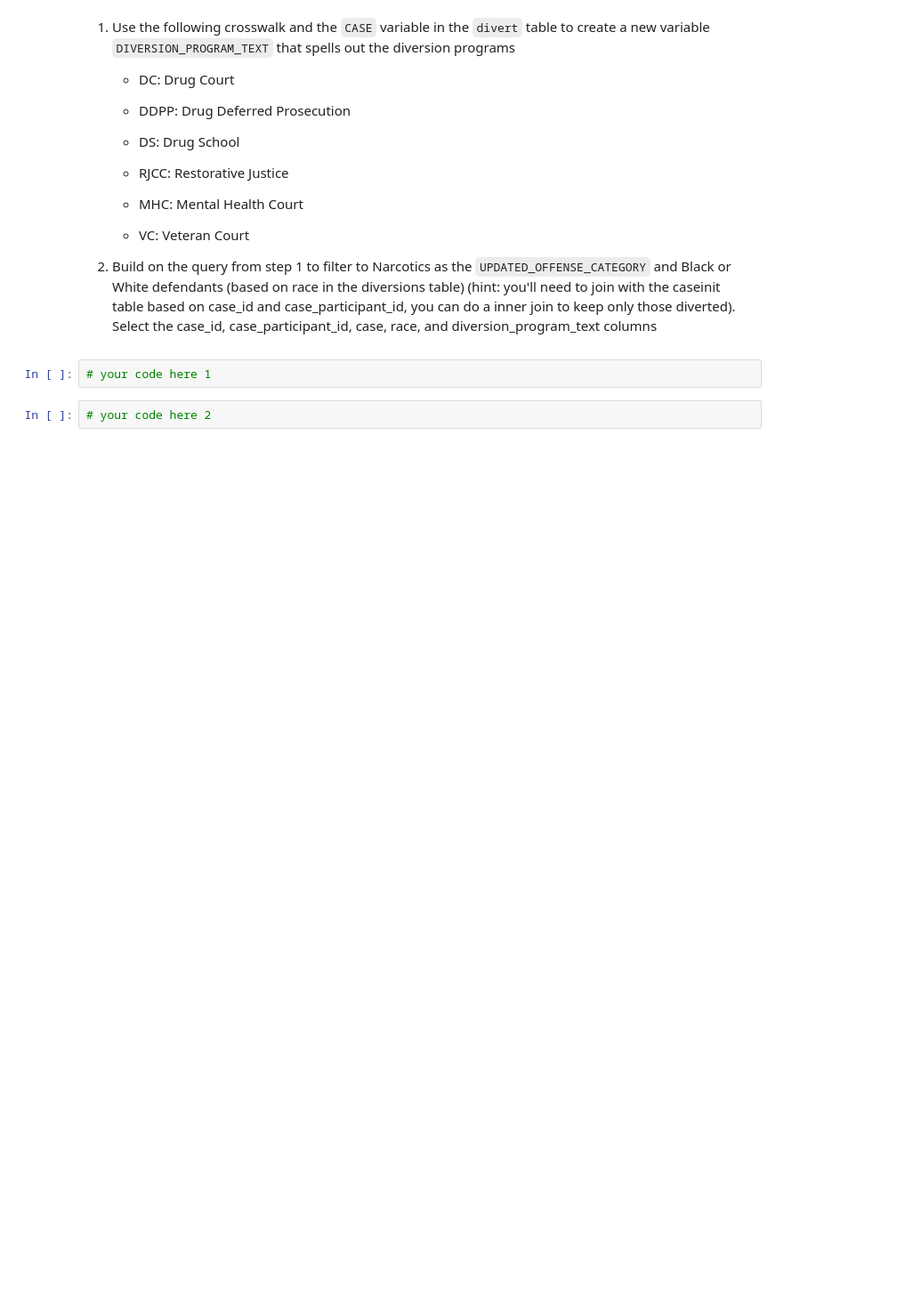
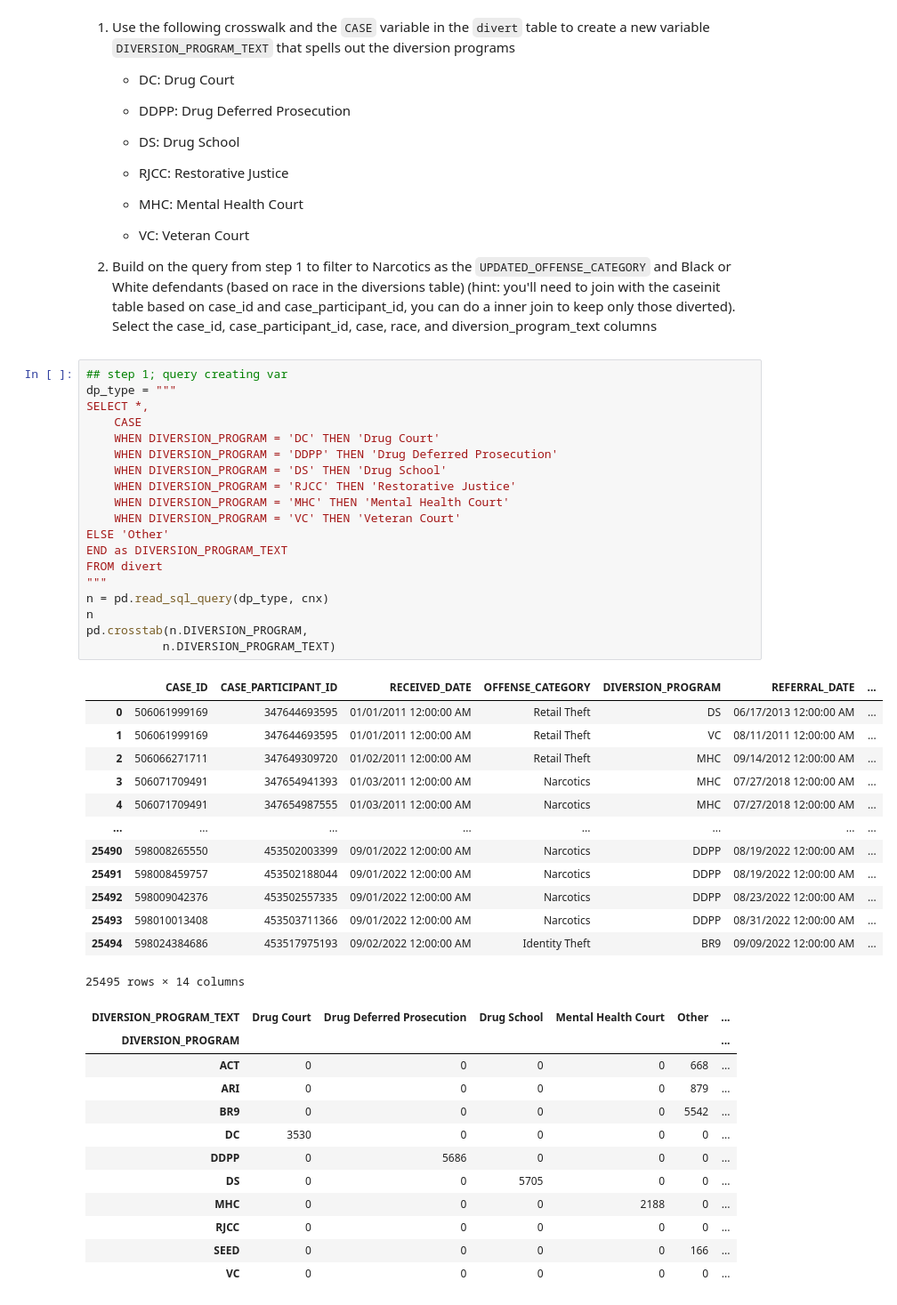
Before and after one commit to herbertfreeze/QSS_Public, a Jupyter notebook: activities/09_SQL_activity_blank.ipynb, the cells around one changed output. Shown: that part at 89% size. Drawn from its saved outputs; the diff is of its cells as text; blank space fills up the shorter version.

```diff
--- a/activities/09_SQL_activity_blank.ipynb
+++ b/activities/09_SQL_activity_blank.ipynb
@@ -110,7 +174,48 @@ WHERE INCIDENT_CITY != ''
     - VC: Veteran Court
 
 2. Build on the query from step 1 to filter to Narcotics as the `UPDATED_OFFENSE_CATEGORY` and Black or White defendants (based on race in the diversions table) (hint: you'll need to join with the caseinit table based on case_id and case_participant_id, you can do a inner join to keep only those diverted). Select the case_id, case_participant_id, case, race, and diversion_program_text columns
-# %%
-# your code here 1
-# %%
-# your code here 2
+# %%
+## step 1; query creating var
+dp_type = """
+SELECT *,
+    CASE
+    WHEN DIVERSION_PROGRAM = 'DC' THEN 'Drug Court'
+    WHEN DIVERSION_PROGRAM = 'DDPP' THEN 'Drug Deferred Prosecution'
+    WHEN DIVERSION_PROGRAM = 'DS' THEN 'Drug School'
+    WHEN DIVERSION_PROGRAM = 'RJCC' THEN 'Restorative Justice'
+    WHEN DIVERSION_PROGRAM = 'MHC' THEN 'Mental Health Court'
+    WHEN DIVERSION_PROGRAM = 'VC' THEN 'Veteran Court'
+ELSE 'Other'
+END as DIVERSION_PROGRAM_TEXT
+FROM divert
+"""
+n = pd.read_sql_query(dp_type, cnx)
+n
+pd.crosstab(n.DIVERSION_PROGRAM,
+           n.DIVERSION_PROGRAM_TEXT)
+# %% [output]
+|  | CASE_ID | CASE_PARTICIPANT_ID | RECEIVED_DATE | OFFENSE_CATEGORY | DIVERSION_PROGRAM | REFERRAL_DATE | ... |
+| 0 | 506061999169 | 347644693595 | 01/01/2011 12:00:00 AM | Retail Theft | DS | 06/17/2013 12:00:00 AM | ... |
+| 1 | 506061999169 | 347644693595 | 01/01/2011 12:00:00 AM | Retail Theft | VC | 08/11/2011 12:00:00 AM | ... |
+| 2 | 506066271711 | 347649309720 | 01/02/2011 12:00:00 AM | Retail Theft | MHC | 09/14/2012 12:00:00 AM | ... |
+| 3 | 506071709491 | 347654941393 | 01/03/2011 12:00:00 AM | Narcotics | MHC | 07/27/2018 12:00:00 AM | ... |
+| 4 | 506071709491 | 347654987555 | 01/03/2011 12:00:00 AM | Narcotics | MHC | 07/27/2018 12:00:00 AM | ... |
+| ... | ... | ... | ... | ... | ... | ... | ... |
+| 25490 | 598008265550 | 453502003399 | 09/01/2022 12:00:00 AM | Narcotics | DDPP | 08/19/2022 12:00:00 AM | ... |
+| 25491 | 598008459757 | 453502188044 | 09/01/2022 12:00:00 AM | Narcotics | DDPP | 08/19/2022 12:00:00 AM | ... |
+| 25492 | 598009042376 | 453502557335 | 09/01/2022 12:00:00 AM | Narcotics | DDPP | 08/23/2022 12:00:00 AM | ... |
+| 25493 | 598010013408 | 453503711366 | 09/01/2022 12:00:00 AM | Narcotics | DDPP | 08/31/2022 12:00:00 AM | ... |
+| 25494 | 598024384686 | 453517975193 | 09/02/2022 12:00:00 AM | Identity Theft | BR9 | 09/09/2022 12:00:00 AM | ... |
+25495 rows × 14 columns
+| DIVERSION_PROGRAM_TEXT | Drug Court | Drug Deferred Prosecution | Drug School | Mental Health Court | Other | ... |
+| DIVERSION_PROGRAM |  |  |  |  |  | ... |
+| ACT | 0 | 0 | 0 | 0 | 668 | ... |
+| ARI | 0 | 0 | 0 | 0 | 879 | ... |
+| BR9 | 0 | 0 | 0 | 0 | 5542 | ... |
+| DC | 3530 | 0 | 0 | 0 | 0 | ... |
+| DDPP | 0 | 5686 | 0 | 0 | 0 | ... |
+| DS | 0 | 0 | 5705 | 0 | 0 | ... |
+| MHC | 0 | 0 | 0 | 2188 | 0 | ... |
+| RJCC | 0 | 0 | 0 | 0 | 0 | ... |
+| SEED | 0 | 0 | 0 | 0 | 166 | ... |
+| VC | 0 | 0 | 0 | 0 | 0 | ... |
```
Also changed, not shown: parts of 13 cells of this notebook, 4 other files.
